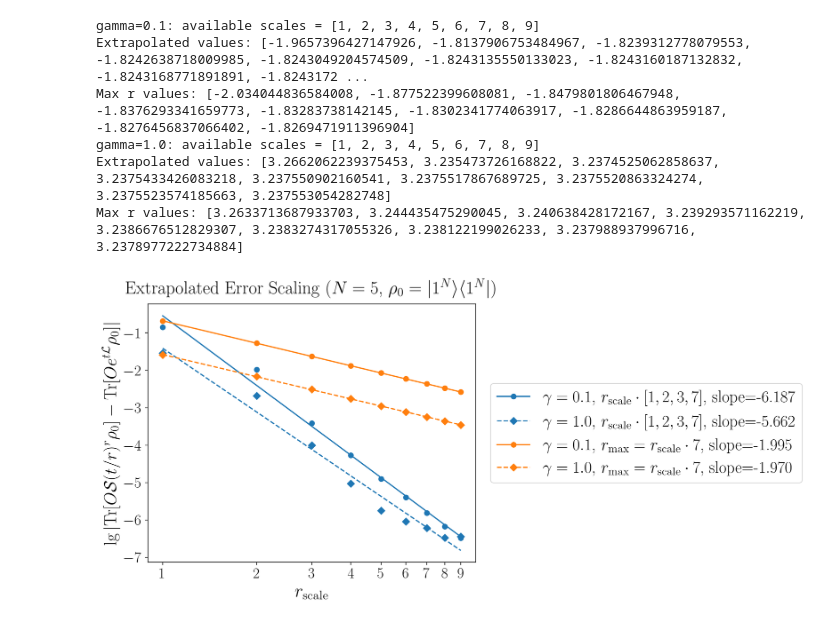
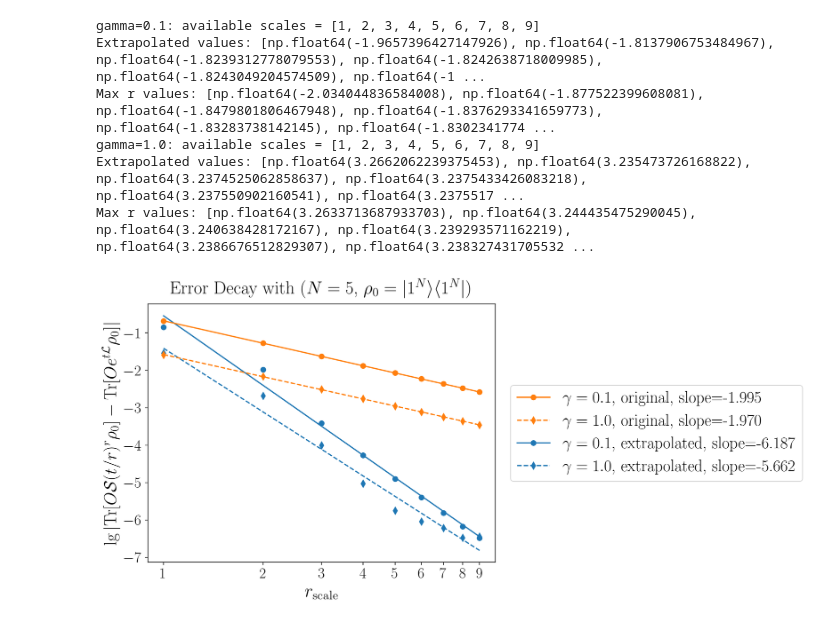
Before and after one commit to Qubit-Fernand/Lindbladian-Simulation, a Jupyter notebook: plot/plot_extrapolation_scaling.ipynb, the cells around one changed output. Drawn from its saved outputs; the diff is of its cells as text; code cells hidden in the pictures.

```diff
--- a/plot/plot_extrapolation_scaling.ipynb
+++ b/plot/plot_extrapolation_scaling.ipynb
@@ -54,7 +54,7 @@ O = sum([si_z[i] for i in range(N)]).full()
 # record extrapolated observable values and max-r observable values for each gamma and scale
 plot_data = {}
 
-gamma_markers = {0.1: "o", 1.0: "D"}
+gamma_markers = {0.1: "o", 1.0: "d"}
 
 for gamma in gammas:
     rho_superexact = np.load(
@@ -96,11 +96,11 @@ for gamma in gammas:
     print("Max r values:", max_r_list)
 # %% [output]
 gamma=0.1: available scales = [1, 2, 3, 4, 5, 6, 7, 8, 9]
-Extrapolated values: [-1.9657396427147926, -1.8137906753484967, -1.8239312778079553, -1.8242638718009985, -1.8243049204574509, -1.8243135550133023, -1.8243160187132832, -1.8243168771891891, -1.8243172 ...
-Max r values: [-2.034044836584008, -1.877522399608081, -1.8479801806467948, -1.8376293341659773, -1.83283738142145, -1.8302341774063917, -1.8286644863959187, -1.8276456837066402, -1.8269471911396904]
+Extrapolated values: [np.float64(-1.9657396427147926), np.float64(-1.8137906753484967), np.float64(-1.8239312778079553), np.float64(-1.8242638718009985), np.float64(-1.8243049204574509), np.float64(-1 ...
+Max r values: [np.float64(-2.034044836584008), np.float64(-1.877522399608081), np.float64(-1.8479801806467948), np.float64(-1.8376293341659773), np.float64(-1.83283738142145), np.float64(-1.8302341774 ...
 gamma=1.0: available scales = [1, 2, 3, 4, 5, 6, 7, 8, 9]
-Extrapolated values: [3.2662062239375453, 3.235473726168822, 3.2374525062858637, 3.2375433426083218, 3.237550902160541, 3.2375517867689725, 3.2375520863324274, 3.2375523574185663, 3.237553054282748]
-Max r values: [3.2633713687933703, 3.244435475290045, 3.240638428172167, 3.239293571162219, 3.2386676512829307, 3.2383274317055326, 3.238122199026233, 3.237988937996716, 3.2378977222734884]
+Extrapolated values: [np.float64(3.2662062239375453), np.float64(3.235473726168822), np.float64(3.2374525062858637), np.float64(3.2375433426083218), np.float64(3.237550902160541), np.float64(3.2375517 ...
+Max r values: [np.float64(3.2633713687933703), np.float64(3.244435475290045), np.float64(3.240638428172167), np.float64(3.239293571162219), np.float64(3.2386676512829307), np.float64(3.238327431705532 ...
 # %%
 fig, ax = plt.subplots(figsize=(12.5, 6))
 handles = []
@@ -137,12 +137,13 @@ for gamma in gammas:
     )
     handles.append(
         Line2D(
-            [0], [0],
+            [0],
+            [0],
             color="C0",
             linestyle=linestyle,
             marker=marker,
             markersize=6,
-            label=rf"$\gamma={gamma}$, $r_{{\mathrm{{scale}}}}\cdot[1,2,3,7]$, slope={k_extrapolated:.3f}",
+            label=rf"$\gamma={gamma}$, extrapolated, slope={k_extrapolated:.3f}",
         )
     )
 
@@ -165,34 +166,34 @@ for gamma in gammas:
             color="C1",
             linestyle=linestyle,
             marker=marker,
             markersize=6,
-            label=rf"$\gamma={gamma}$, $r_{{\max}}=r_{{\mathrm{{scale}}}}\cdot 7$, slope={k_max_r:.3f}",
+            label=rf"$\gamma={gamma}$, original, slope={k_max_r:.3f}",
         )
     )
 
 # Richardson extrapolation
 # Largest-r baseline
 
 ax.set_xlabel("$r_{\mathrm{scale}}$", fontsize=22)
 ax.set_ylabel(
     "$\lg|\mathrm{Tr}[O\mathcal{S}(t/r)^r\\rho_0]-\mathrm{Tr}[Oe^{t\mathcal{L}}\\rho_0]|$",
     fontsize=21,
 )
 
 ax.set_xticks(np.log10(scale_list))
 ax.set_xticklabels(scale_list)
 # ax.set_xticklabels(range(2, 12))
 # ax.set_yticks(np.arange(-22, 0, 4))
-legend_order = [0, 2, 1, 3]
+legend_order = [1, 3, 0, 2]
 ax.legend(
     handles=[handles[i] for i in legend_order],
     loc="center left",
     bbox_to_anchor=(1.02, 0.5),
     fontsize=20,
 )
-ax.set_title(f"Extrapolated Error Scaling ($N={N}$, $\\rho_0=|1^N\\rangle\langle1^N|$)", fontsize=22, y=1.02)
+ax.set_title(f"Error Decay with  ($N={N}$, $\\rho_0=|1^N\\rangle\langle1^N|$)", fontsize=22, y=1.02)
 fig.tight_layout()
 plt.savefig(f"extrapolation-{N}-{initial}_scaling.pdf")
 plt.show()
 # %% [output]
-[figure, old version]
+[figure, new version]
```
Also changed, not shown: 12 other files.
